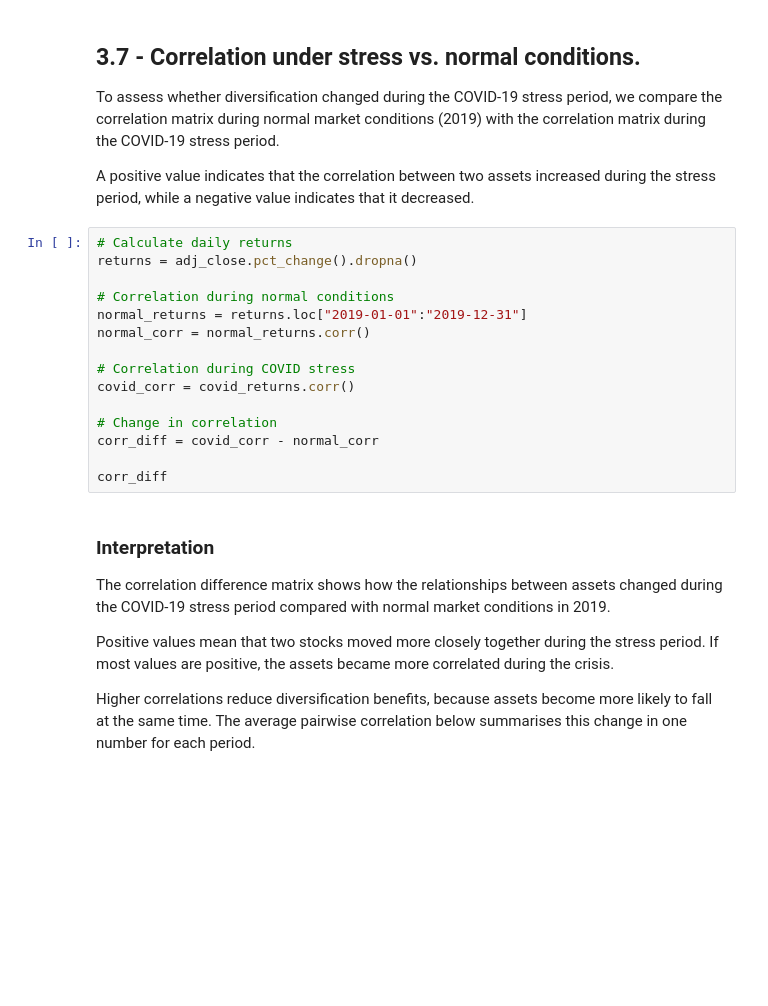
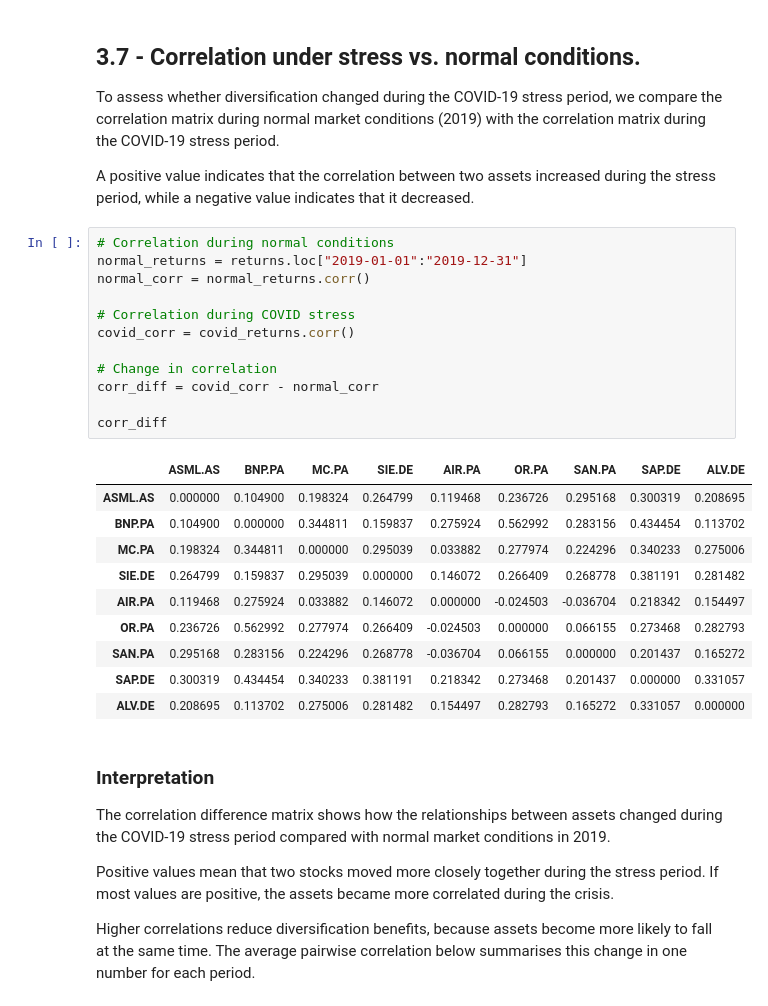
Before and after one commit to ekta2edu-byte/portfolio-risk-dashboard, a Jupyter notebook: notebooks/03_Risk_Analysis.ipynb, the cells around one changed output. Saved outputs shown, nothing was run; the diff lists cells and outputs as text; blank space fills up the shorter version.

```diff
--- a/notebooks/03_Risk_Analysis.ipynb
+++ b/notebooks/03_Risk_Analysis.ipynb
@@ -233,20 +419,28 @@ To assess whether diversification changed during the COVID-19 stress period, we
 
 A positive value indicates that the correlation between two assets increased during the stress period, while a negative value indicates that it decreased.
 # %%
-# Calculate daily returns
-returns = adj_close.pct_change().dropna()
-
 # Correlation during normal conditions
 normal_returns = returns.loc["2019-01-01":"2019-12-31"]
 normal_corr = normal_returns.corr()
 
 # Correlation during COVID stress
 covid_corr = covid_returns.corr()
 
 # Change in correlation
 corr_diff = covid_corr - normal_corr
 
 corr_diff
+# %% [output]
+|  | ASML.AS | BNP.PA | MC.PA | SIE.DE | AIR.PA | OR.PA | SAN.PA | SAP.DE | ALV.DE |
+| ASML.AS | 0.000000 | 0.104900 | 0.198324 | 0.264799 | 0.119468 | 0.236726 | 0.295168 | 0.300319 | 0.208695 |
+| BNP.PA | 0.104900 | 0.000000 | 0.344811 | 0.159837 | 0.275924 | 0.562992 | 0.283156 | 0.434454 | 0.113702 |
+| MC.PA | 0.198324 | 0.344811 | 0.000000 | 0.295039 | 0.033882 | 0.277974 | 0.224296 | 0.340233 | 0.275006 |
+| SIE.DE | 0.264799 | 0.159837 | 0.295039 | 0.000000 | 0.146072 | 0.266409 | 0.268778 | 0.381191 | 0.281482 |
+| AIR.PA | 0.119468 | 0.275924 | 0.033882 | 0.146072 | 0.000000 | -0.024503 | -0.036704 | 0.218342 | 0.154497 |
+| OR.PA | 0.236726 | 0.562992 | 0.277974 | 0.266409 | -0.024503 | 0.000000 | 0.066155 | 0.273468 | 0.282793 |
+| SAN.PA | 0.295168 | 0.283156 | 0.224296 | 0.268778 | -0.036704 | 0.066155 | 0.000000 | 0.201437 | 0.165272 |
+| SAP.DE | 0.300319 | 0.434454 | 0.340233 | 0.381191 | 0.218342 | 0.273468 | 0.201437 | 0.000000 | 0.331057 |
+| ALV.DE | 0.208695 | 0.113702 | 0.275006 | 0.281482 | 0.154497 | 0.282793 | 0.165272 | 0.331057 | 0.000000 |
 # %% [markdown]
 ### Interpretation
 
```
Also changed, not shown: parts of 44 cells of this notebook, 5 other files.
